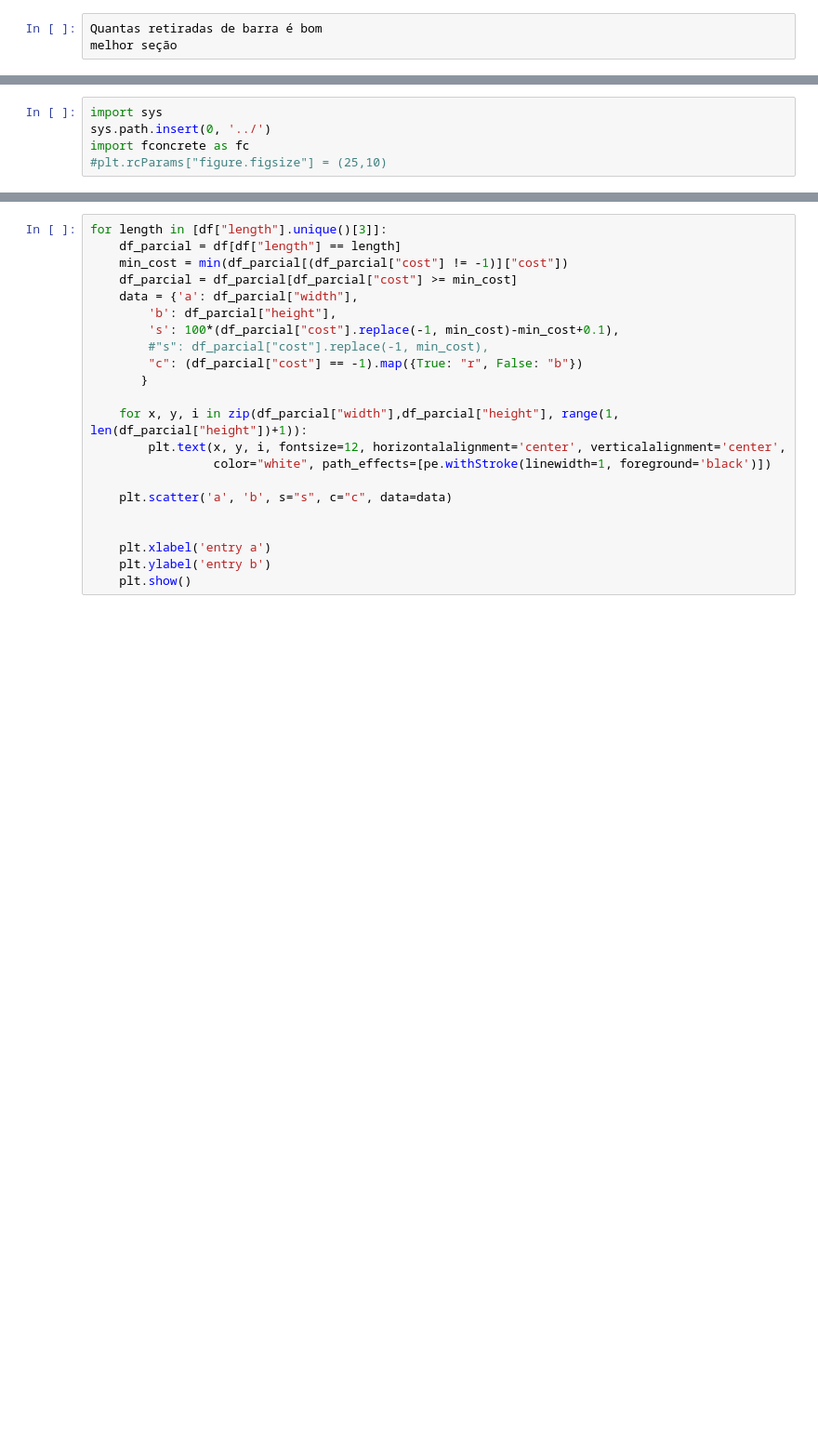
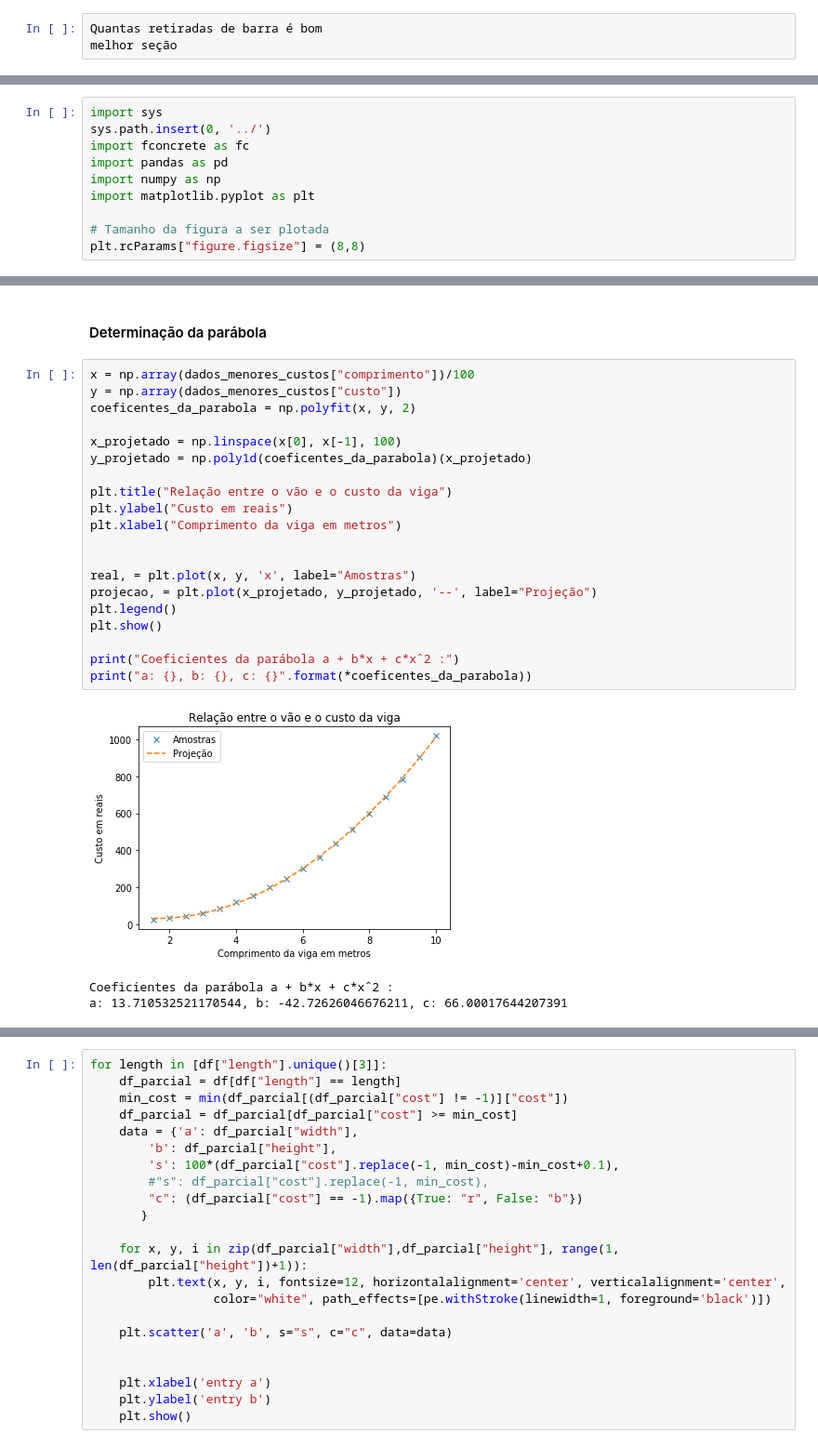
Before and after one commit to luisggc/FConcrete, a Jupyter notebook: examples/Cost Analysis.ipynb, the cells around one changed output, grey strips where cells are left out. Shown at 93% size. Saved outputs shown, nothing was run; the diff lists cells and outputs as text; blank space fills up the shorter version.

```diff
--- a/examples/Cost Analysis.ipynb
+++ b/examples/Cost Analysis.ipynb
@@ -5,4 +7,9 @@ melhor seção
 import sys
 sys.path.insert(0, '../')
 import fconcrete as fc
-#plt.rcParams["figure.figsize"] = (25,10)
+import pandas as pd
+import numpy as np
+import matplotlib.pyplot as plt
+
+# Tamanho da figura a ser plotada
+plt.rcParams["figure.figsize"] = (8,8)
@@ -77,0 +121,26 @@ df["lowest_cost_length"] = df["cost"] == df["lowest_cost_length"]
+# %% [markdown]
+#### Determinação da parábola
+# %%
+x = np.array(dados_menores_custos["comprimento"])/100
+y = np.array(dados_menores_custos["custo"])
+coeficentes_da_parabola = np.polyfit(x, y, 2)
+
+x_projetado = np.linspace(x[0], x[-1], 100)
+y_projetado = np.poly1d(coeficentes_da_parabola)(x_projetado)
+
+plt.title("Relação entre o vão e o custo da viga")
+plt.ylabel("Custo em reais")
+plt.xlabel("Comprimento da viga em metros")
+
+
+real, = plt.plot(x, y, 'x', label="Amostras")
+projecao, = plt.plot(x_projetado, y_projetado, '--', label="Projeção")
+plt.legend()
+plt.show()
+
+print("Coeficientes da parábola a + b*x + c*xˆ2 :")
+print("a: {}, b: {}, c: {}".format(*coeficentes_da_parabola))
+# %% [output]
+[figure, added]
+Coeficientes da parábola a + b*x + c*xˆ2 :
+a: 13.710532521170544, b: -42.72626046676211, c: 66.00017644207391
```
Also changed, not shown: parts of 22 cells of this notebook, 9 other files.
